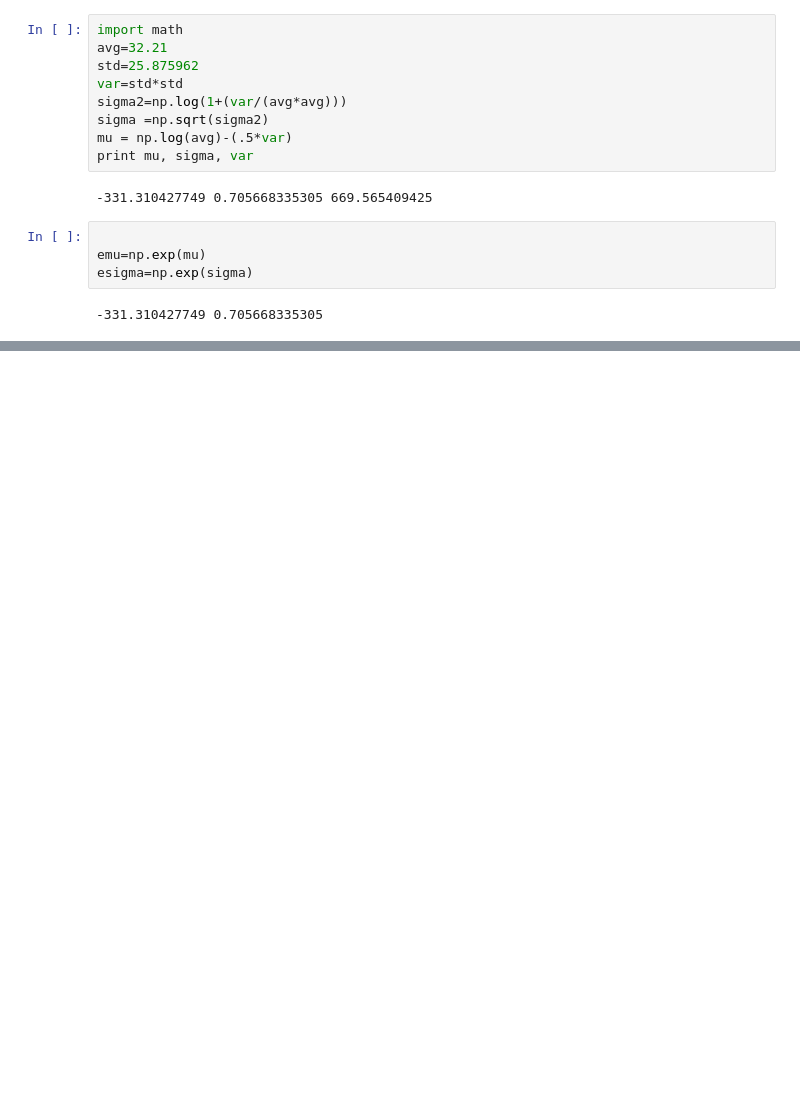
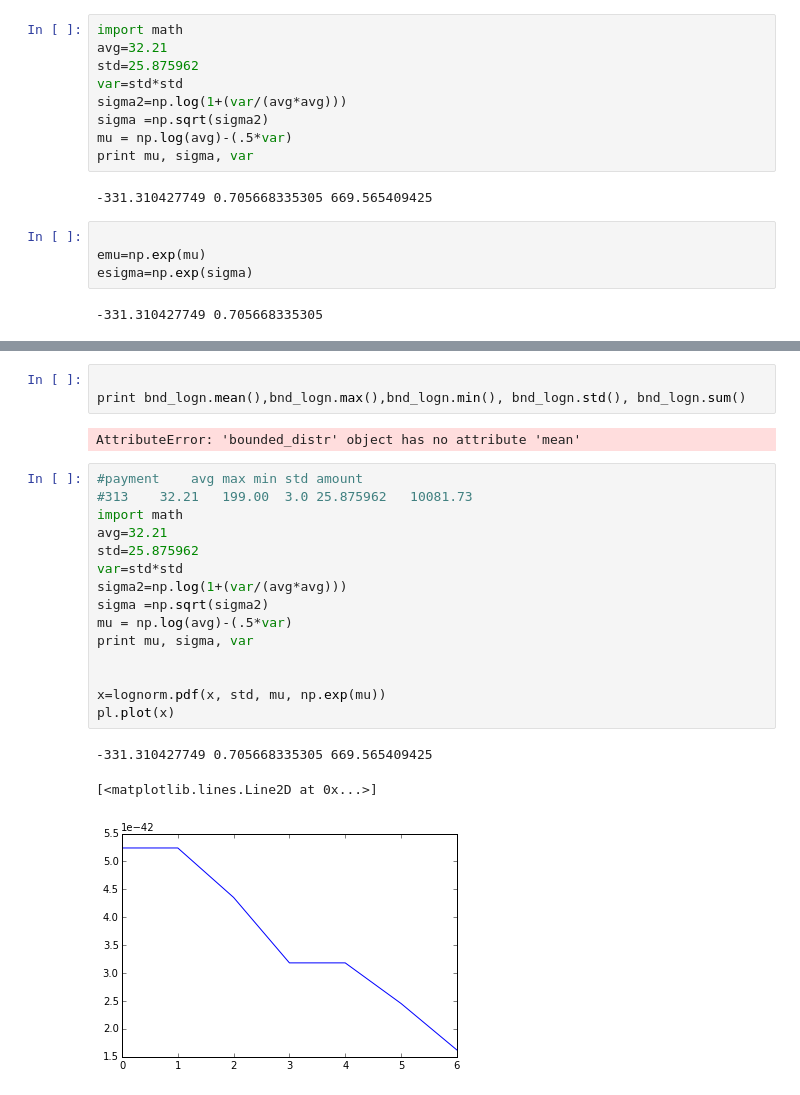
Before and after one commit to TeamUno/project, a Jupyter notebook: initial-exploration/stats.ipynb, the cells around one changed output, grey strips where cells are left out. Saved outputs shown, nothing was run; the diff lists cells and outputs as text; blank space fills up the shorter version.

```diff
--- a/initial-exploration/stats.ipynb
+++ b/initial-exploration/stats.ipynb
@@ -546,0 +576,24 @@ print r.mean(),r.max(),r.min(), r.std(), r.sum()
+# %%
+
+print bnd_logn.mean(),bnd_logn.max(),bnd_logn.min(), bnd_logn.std(), bnd_logn.sum()
+# %% [output]
+AttributeError: 'bounded_distr' object has no attribute 'mean'
+# %%
+#payment	avg	max	min	std	amount
+#313	32.21	199.00	3.0	25.875962	10081.73
+import math
+avg=32.21
+std=25.875962
+var=std*std
+sigma2=np.log(1+(var/(avg*avg)))
+sigma =np.sqrt(sigma2)
+mu = np.log(avg)-(.5*var)
+print mu, sigma, var
+
+
+x=lognorm.pdf(x, std, mu, np.exp(mu))
+pl.plot(x)
+# %% [output]
+-331.310427749 0.705668335305 669.565409425
+[<matplotlib.lines.Line2D at 0x...>]
+[figure, added]
```
Also changed, not shown: parts of 14 cells of this notebook, 2 other files.
